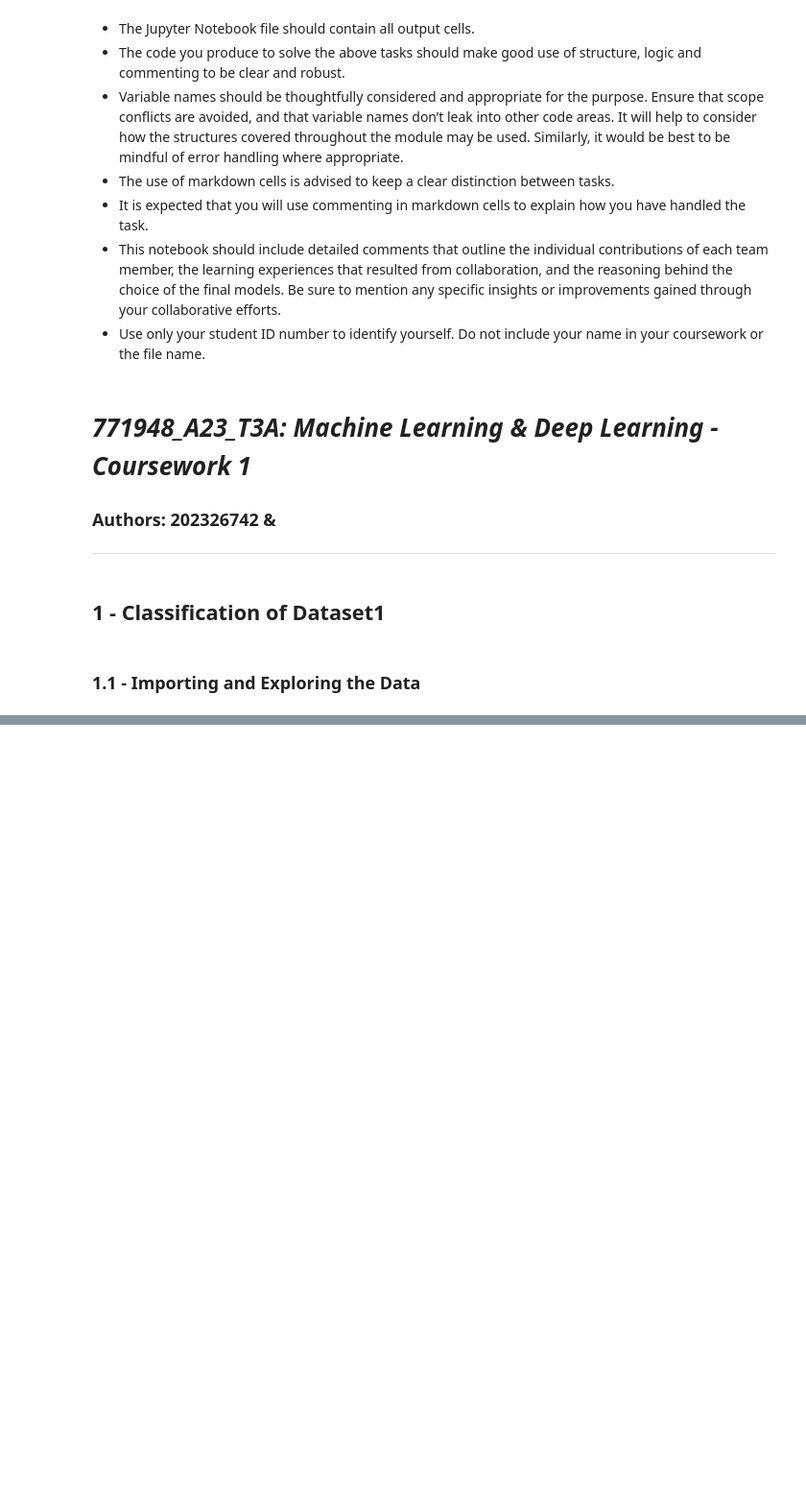
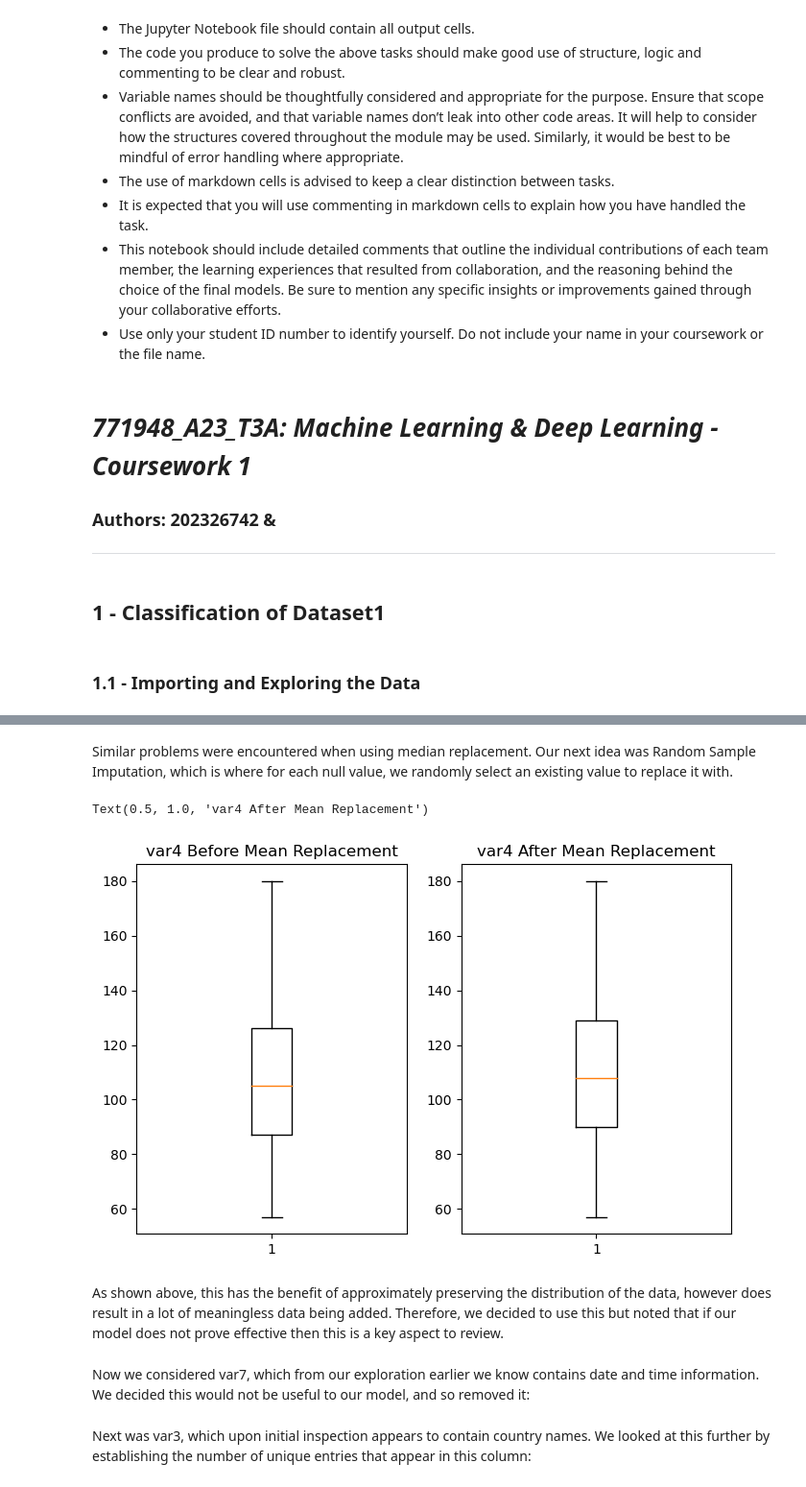
Before and after one commit to engmohamedsalah/AIMaster-MachineLearningDeepLearning, a Jupyter notebook: Submission_Notebook.ipynb, the cells around one changed output, grey strips where cells are left out. Shown at 96% size. Cells and saved outputs as stored; diff of their text form; code cells hidden in the pictures; blank space fills up the shorter version.

```diff
--- a/Submission_Notebook.ipynb
+++ b/Submission_Notebook.ipynb
@@ -36,0 +119,25 @@ Notebook should also contain:
+# %% [markdown]
+Similar problems were encountered when using median replacement. Our next idea was Random Sample Imputation, which is where for each null value, we randomly select an existing value to replace it with.
+# %%
+import numpy as np
+import random
+
+original_var4 = raw_data['var4']
+data_copy = raw_data['var4'].copy()
+
+for index, row in raw_data.iterrows():
+    if np.isnan(row['var4']):
+        random_sample = original_var4.iloc[random.randrange(len(original_var4.dropna()))]  # randomly selects a value from original subset.
+        data_copy[index] = random_sample  # replaces the nan value with the random sample.
+
+fig, axs = plt.subplots(1, 2, figsize=(8, 5))
+axs[0].boxplot(raw_data['var4'].dropna())
+axs[0].set_title('var4 Before Mean Replacement')
+
+axs[1].boxplot(data_copy)
+axs[1].set_title('var4 After Mean Replacement')
+# %% [output]
+Text(0.5, 1.0, 'var4 After Mean Replacement')
+[figure, added]
+# %% [markdown]
+As shown above, this has the benefit of approximately preserving the distribution of the data, however does result in a lot of meaningless data being added. Therefore, we decided to use this but noted that if our model does not prove effective then this is a key aspect to review.
@@ -36,0 +147,2 @@ Notebook should also contain:
+# %% [markdown]
+Now we considered var7, which from our exploration earlier we know contains date and time information. We decided this would not be useful to our model, and so removed it:
@@ -36,0 +151,2 @@ Notebook should also contain:
+# %% [markdown]
+Next was var3, which upon initial inspection appears to contain country names. We looked at this further by establishing the number of unique entries that appear in this column:
```
Also changed, not shown: parts of 24 cells of this notebook.
